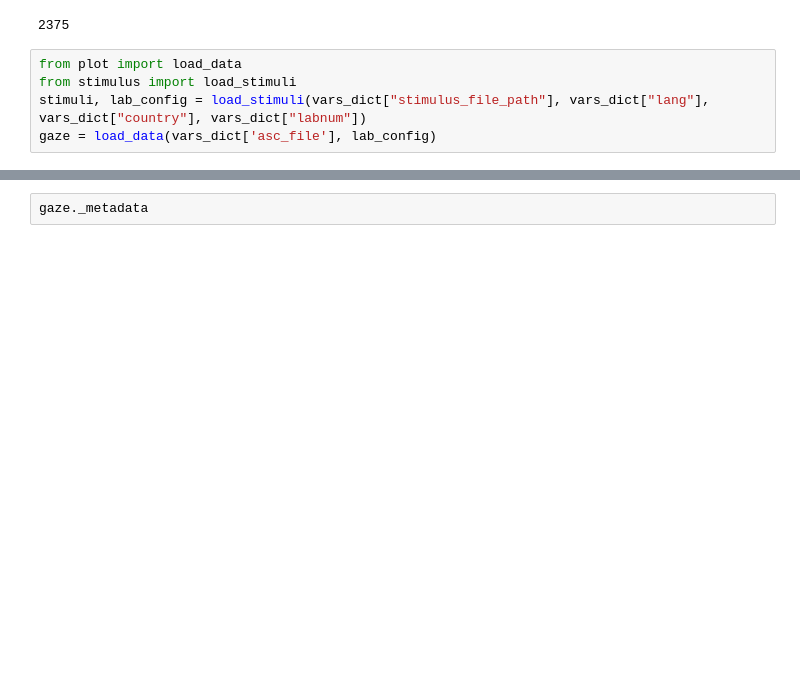
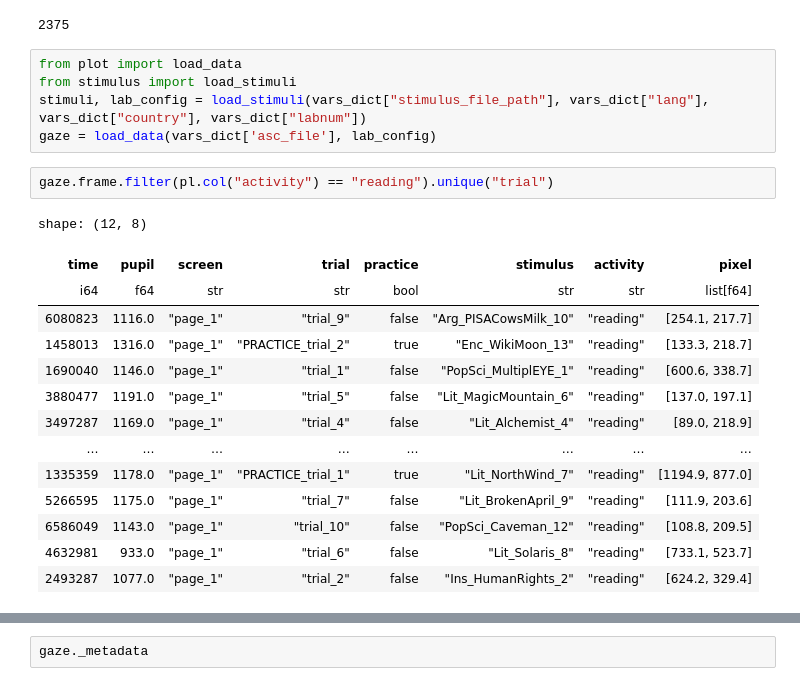
Before and after one commit to theDebbister/multipleye-preprocessing, a Jupyter notebook: quality-report/sanity_checks.ipynb, the cells around one changed output, grey strips where cells are left out. Cells and saved outputs as stored; diff of their text form; blank space fills up the shorter version.

```diff
--- a/quality-report/sanity_checks.ipynb
+++ b/quality-report/sanity_checks.ipynb
@@ -122,3 +127,20 @@ from plot import load_data
 from stimulus import load_stimuli
 stimuli, lab_config = load_stimuli(vars_dict["stimulus_file_path"], vars_dict["lang"], vars_dict["country"], vars_dict["labnum"])
 gaze = load_data(vars_dict['asc_file'], lab_config)
+# %%
+gaze.frame.filter(pl.col("activity") == "reading").unique("trial")
+# %% [output]
+shape: (12, 8)
+| time | pupil | screen | trial | practice | stimulus | activity | pixel |
+| i64 | f64 | str | str | bool | str | str | list[f64] |
+| 6080823 | 1116.0 | "page_1" | "trial_9" | false | "Arg_PISACowsMilk_10" | "reading" | [254.1, 217.7] |
+| 1458013 | 1316.0 | "page_1" | "PRACTICE_trial_2" | true | "Enc_WikiMoon_13" | "reading" | [133.3, 218.7] |
+| 1690040 | 1146.0 | "page_1" | "trial_1" | false | "PopSci_MultiplEYE_1" | "reading" | [600.6, 338.7] |
+| 3880477 | 1191.0 | "page_1" | "trial_5" | false | "Lit_MagicMountain_6" | "reading" | [137.0, 197.1] |
+| 3497287 | 1169.0 | "page_1" | "trial_4" | false | "Lit_Alchemist_4" | "reading" | [89.0, 218.9] |
+| … | … | … | … | … | … | … | … |
+| 1335359 | 1178.0 | "page_1" | "PRACTICE_trial_1" | true | "Lit_NorthWind_7" | "reading" | [1194.9, 877.0] |
+| 5266595 | 1175.0 | "page_1" | "trial_7" | false | "Lit_BrokenApril_9" | "reading" | [111.9, 203.6] |
+| 6586049 | 1143.0 | "page_1" | "trial_10" | false | "PopSci_Caveman_12" | "reading" | [108.8, 209.5] |
+| 4632981 | 933.0 | "page_1" | "trial_6" | false | "Lit_Solaris_8" | "reading" | [733.1, 523.7] |
+| 2493287 | 1077.0 | "page_1" | "trial_2" | false | "Ins_HumanRights_2" | "reading" | [624.2, 329.4] |
```
Also changed, not shown: parts of 24 cells of this notebook, 3 other files.
